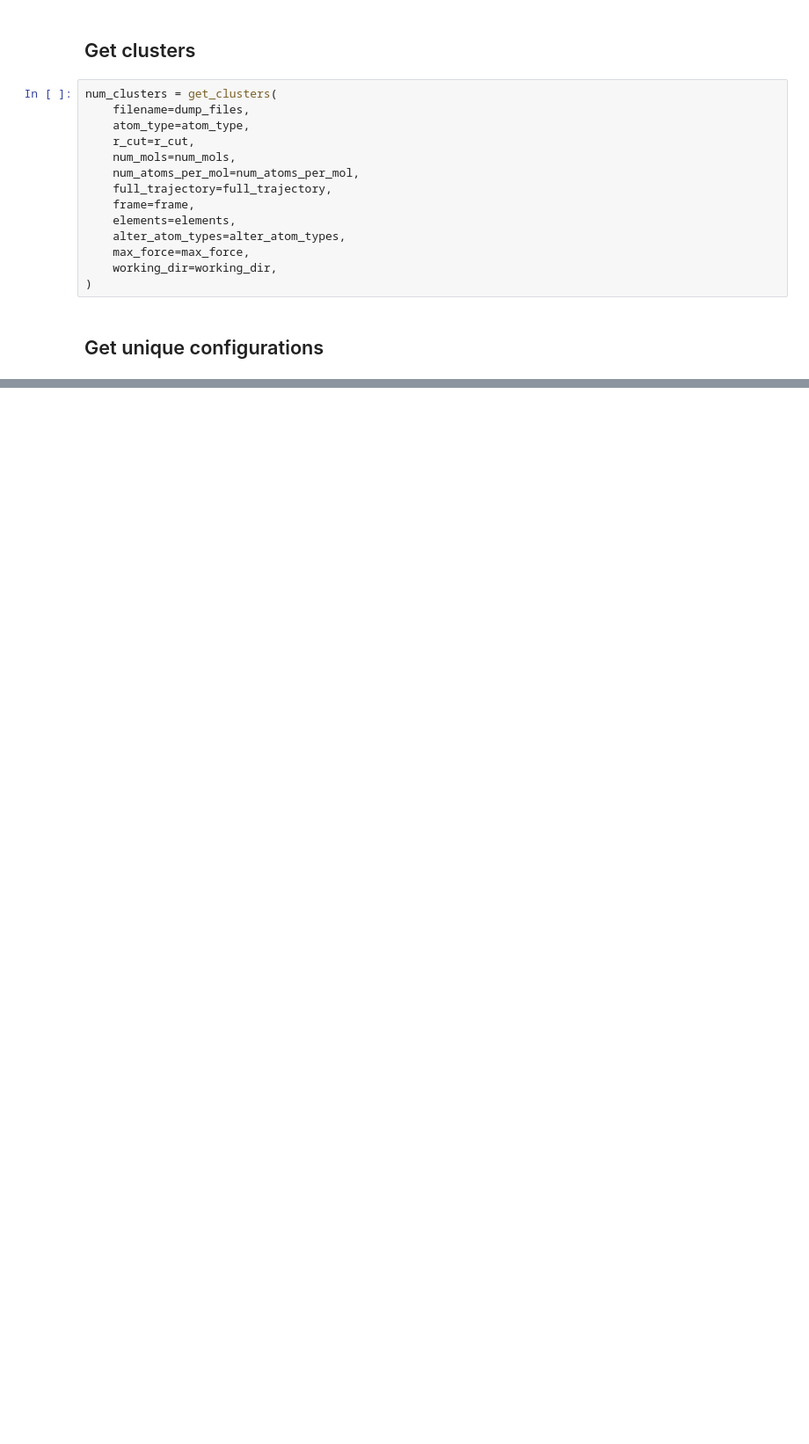
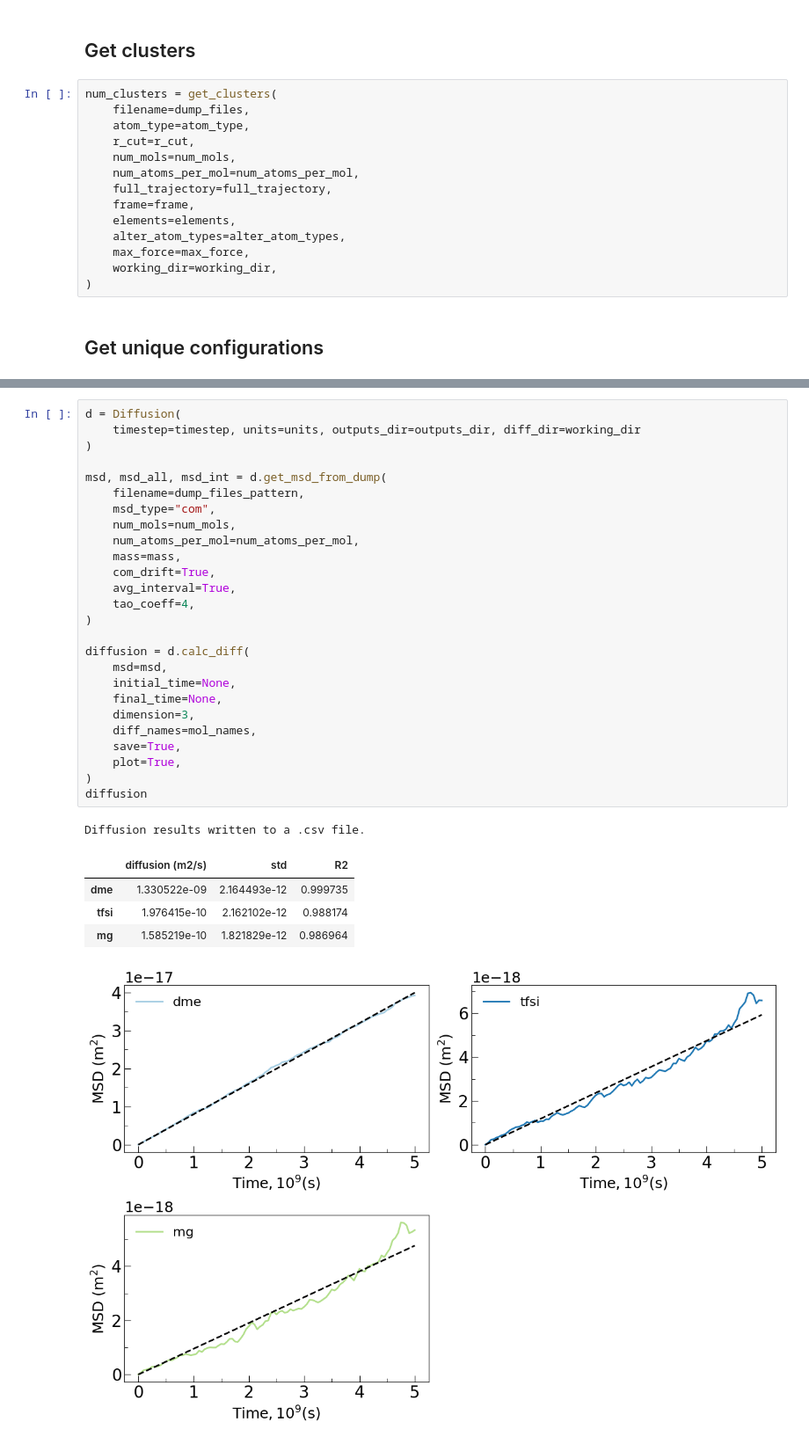
Before and after one commit to molmd/mdproptools, a Jupyter notebook: examples/mg_tfsi_dme_analysis.ipynb, the cells around one changed output, grey strips where cells are left out. Shown at 88% size. Drawn from its saved outputs; the diff is of its cells as text; blank space fills up the shorter version.

Commit message:
Add diffusion example

```diff
--- a/examples/mg_tfsi_dme_analysis.ipynb
+++ b/examples/mg_tfsi_dme_analysis.ipynb
@@ -171,0 +194,33 @@ The above results indicate that around 35% of the Mg2+ solvation environment is
+# %%
+d = Diffusion(
+    timestep=timestep, units=units, outputs_dir=outputs_dir, diff_dir=working_dir
+)
+
+msd, msd_all, msd_int = d.get_msd_from_dump(
+    filename=dump_files_pattern,
+    msd_type="com",
+    num_mols=num_mols,
+    num_atoms_per_mol=num_atoms_per_mol,
+    mass=mass,
+    com_drift=True,
+    avg_interval=True,
+    tao_coeff=4,
+)
+
+diffusion = d.calc_diff(
+    msd=msd,
+    initial_time=None,
+    final_time=None,
+    dimension=3,
+    diff_names=mol_names,
+    save=True,
+    plot=True,
+)
+diffusion
+# %% [output]
+Diffusion results written to a .csv file.
+|  | diffusion (m2/s) | std | R2 |
+| dme | 1.330522e-09 | 2.164493e-12 | 0.999735 |
+| tfsi | 1.976415e-10 | 2.162102e-12 | 0.988174 |
+| mg | 1.585219e-10 | 1.821829e-12 | 0.986964 |
+[figure, added]
```
Also changed, not shown: parts of 10 cells of this notebook.
